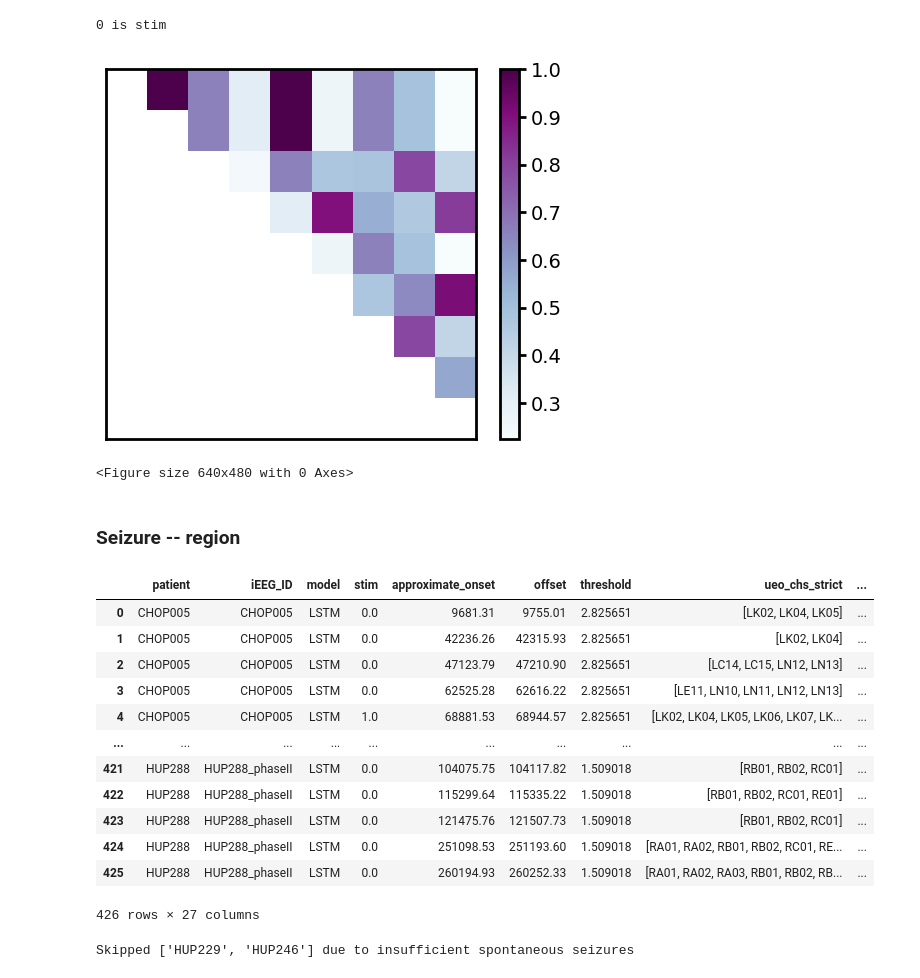
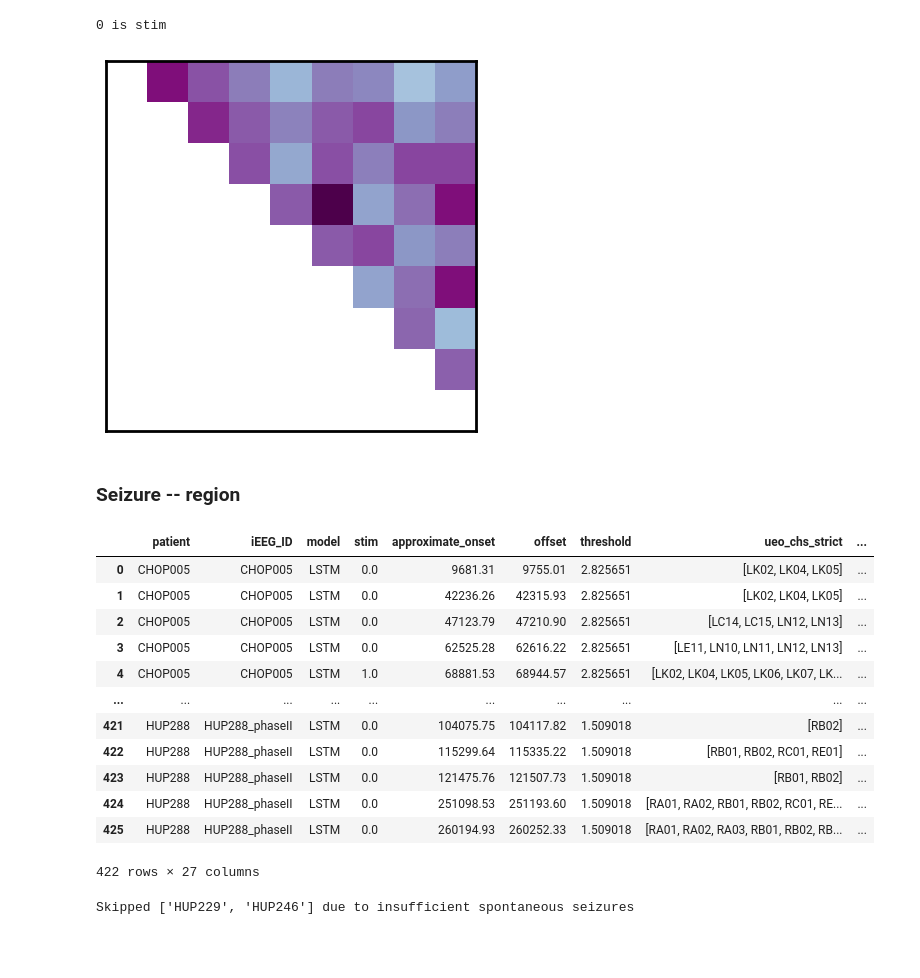
Before and after one commit to wojemann/stim-seizures, a Jupyter notebook: code/model_prediction_analysis.ipynb, the cells around one changed output. Drawn from its saved outputs; the diff is of its cells as text; code cells hidden in the pictures; blank space fills up the shorter version.

Commit message:
added in LTI model and creating figures for presentation

```diff
--- a/code/model_prediction_analysis.ipynb
+++ b/code/model_prediction_analysis.ipynb
@@ -66,10 +66,10 @@ sz_metadata.head()
 # sz_annots = pd.read_pickle(ospj(prodatapath,f"optimized_predicted_channels_{mdl_str}_{final_thresh}.pkl"))
 # sz_annots = pd.read_pickle(ospj(prodatapath,f"kdeknee_predicted_channels_opt_allpts.pkl"))
 mdl_str = 'LSTM'
-sz_annots = pd.read_pickle(ospj(prodatapath,f"optimized_predicted_channels_{mdl_str}_tuned_thresholds.pkl"))
-
+sz_annots = pd.read_pickle(ospj(prodatapath,f"optimized_predicted_channels_{mdl_str}_tuned_thresholds_v1.pkl"))
+sz_annots = sz_annots[sz_annots.Patient != 'HUP275']
 sz_annots.columns = [col if col != 'Patient' else 'patient' for col in sz_annots.columns]
 # sz_annots = sz_annots[sz_annots.Patient.apply(lambda x: x[:3] != 'CHO')]
-sz_annots.head()
+sz_annots[sz_annots.patient == 'HUP235'].head(10)
 # %% [output]
 |  | patient | iEEG_ID | model | stim | approximate_onset | offset | threshold | ueo_chs_strict | ... |
@@ -239,22 +247,21 @@ for i in range(len(group)):
 # %%
 import matplotlib.patches as patches
 plt.imshow(kappa_mat,cmap = 'BuPu')
-plt.colorbar()
+# plt.colorbar()
+plt.clim(0,1)
 plt.xticks([])
 plt.yticks([])
 # red_box = patches.Rectangle((.45, -.45), kappa_mat.shape[1] - 1, 1, linewidth=3, edgecolor='r', facecolor='none')
 # plt.gca().add_patch(red_box)
 
 # # Add the blue outline around the upper triangle
 # blue_outline = patches.Polygon([[.45, .65], [kappa_mat.shape[1] - .55, .65], [kappa_mat.shape[1] - .55, kappa_mat.shape[0] - .55]],
 #                                closed=True, fill=False, edgecolor='b', linewidth=3)
 # plt.gca().add_patch(blue_outline)
 # sns.despine()
-plt.show()
 plt.savefig(ospj(figpath,f'ueo_heatmap_pt-{example_pt}.pdf'),bbox_inches='tight')
 # %% [output]
-[figure, old version]
+[figure, new version]
-<Figure size 640x480 with 0 Axes>
 # %% [markdown]
 ### Seizure -- region
 # %%
@@ -264,15 +271,15 @@ sz_annots_rs
 # %% [output]
 |  | patient | iEEG_ID | model | stim | approximate_onset | offset | threshold | ueo_chs_strict | ... |
 | 0 | CHOP005 | CHOP005 | LSTM | 0.0 | 9681.31 | 9755.01 | 2.825651 | [LK02, LK04, LK05] | ... |
-| 1 | CHOP005 | CHOP005 | LSTM | 0.0 | 42236.26 | 42315.93 | 2.825651 | [LK02, LK04] | ... |
+| 1 | CHOP005 | CHOP005 | LSTM | 0.0 | 42236.26 | 42315.93 | 2.825651 | [LK02, LK04, LK05] | ... |
 | 2 | CHOP005 | CHOP005 | LSTM | 0.0 | 47123.79 | 47210.90 | 2.825651 | [LC14, LC15, LN12, LN13] | ... |
 | 3 | CHOP005 | CHOP005 | LSTM | 0.0 | 62525.28 | 62616.22 | 2.825651 | [LE11, LN10, LN11, LN12, LN13] | ... |
 | 4 | CHOP005 | CHOP005 | LSTM | 1.0 | 68881.53 | 68944.57 | 2.825651 | [LK02, LK04, LK05, LK06, LK07, LK... | ... |
 | ... | ... | ... | ... | ... | ... | ... | ... | ... | ... |
-| 421 | HUP288 | HUP288_phaseII | LSTM | 0.0 | 104075.75 | 104117.82 | 1.509018 | [RB01, RB02, RC01] | ... |
+| 421 | HUP288 | HUP288_phaseII | LSTM | 0.0 | 104075.75 | 104117.82 | 1.509018 | [RB02] | ... |
 | 422 | HUP288 | HUP288_phaseII | LSTM | 0.0 | 115299.64 | 115335.22 | 1.509018 | [RB01, RB02, RC01, RE01] | ... |
-| 423 | HUP288 | HUP288_phaseII | LSTM | 0.0 | 121475.76 | 121507.73 | 1.509018 | [RB01, RB02, RC01] | ... |
+| 423 | HUP288 | HUP288_phaseII | LSTM | 0.0 | 121475.76 | 121507.73 | 1.509018 | [RB01, RB02] | ... |
 | 424 | HUP288 | HUP288_phaseII | LSTM | 0.0 | 251098.53 | 251193.60 | 1.509018 | [RA01, RA02, RB01, RB02, RC01, RE... | ... |
 | 425 | HUP288 | HUP288_phaseII | LSTM | 0.0 | 260194.93 | 260252.33 | 1.509018 | [RA01, RA02, RA03, RB01, RB02, RB... | ... |
-426 rows × 27 columns
+422 rows × 27 columns
 # %%
```
Also changed, not shown: parts of 37 cells of this notebook, 9 other files.
